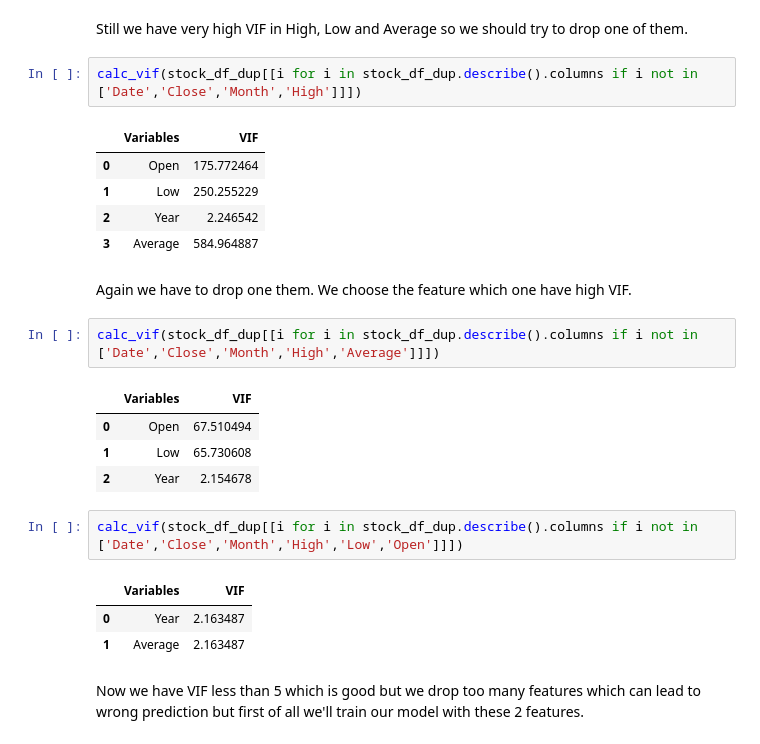
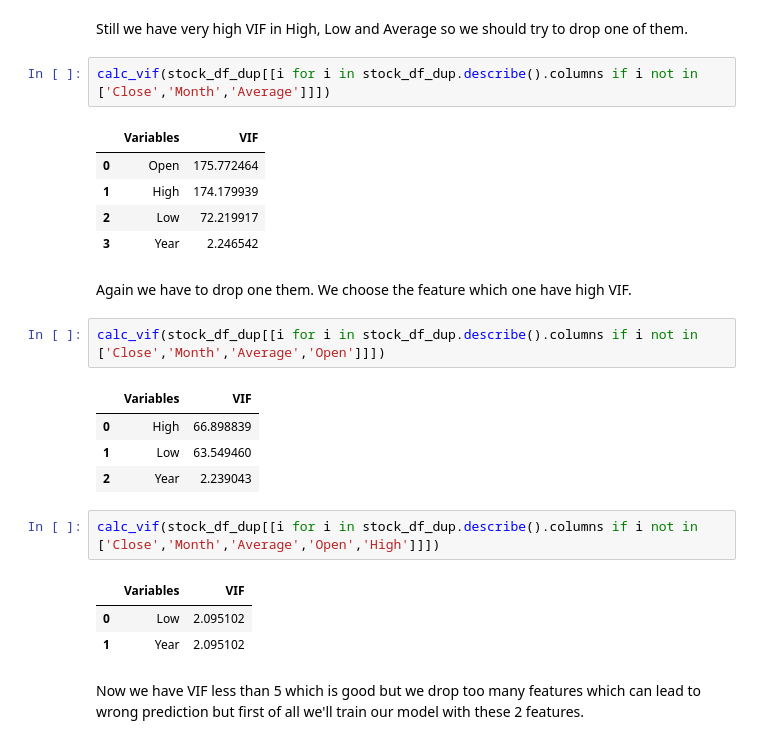
Before and after one commit to Mdanish2020/Yes_Bank_Stock_closing_Price_Prediction, a Jupyter notebook: ML_Capstone_project(Regression).ipynb, the cells around one changed output. Cells and saved outputs as stored; diff of their text form.

```diff
--- a/ML_Capstone_project(Regression).ipynb
+++ b/ML_Capstone_project(Regression).ipynb
@@ -282,28 +282,28 @@ calc_vif(stock_df_dup[[i for i in stock_df_dup.describe().columns if i not in ['
 # %% [markdown]
  Still we have very high VIF in High, Low and Average so we should try to drop one of them.
 # %%
-calc_vif(stock_df_dup[[i for i in stock_df_dup.describe().columns if i not in ['Date','Close','Month','High']]])
+calc_vif(stock_df_dup[[i for i in stock_df_dup.describe().columns if i not in ['Close','Month','Average']]])
 # %% [output]
 |  | Variables | VIF |
 | 0 | Open | 175.772464 |
-| 1 | Low | 250.255229 |
-| 2 | Year | 2.246542 |
-| 3 | Average | 584.964887 |
+| 1 | High | 174.179939 |
+| 2 | Low | 72.219917 |
+| 3 | Year | 2.246542 |
 # %% [markdown]
 Again we have to drop one them. We choose the feature which one have high VIF.
 # %%
-calc_vif(stock_df_dup[[i for i in stock_df_dup.describe().columns if i not in ['Date','Close','Month','High','Average']]])
+calc_vif(stock_df_dup[[i for i in stock_df_dup.describe().columns if i not in ['Close','Month','Average','Open']]])
 # %% [output]
 |  | Variables | VIF |
-| 0 | Open | 67.510494 |
-| 1 | Low | 65.730608 |
-| 2 | Year | 2.154678 |
+| 0 | High | 66.898839 |
+| 1 | Low | 63.549460 |
+| 2 | Year | 2.239043 |
 # %%
-calc_vif(stock_df_dup[[i for i in stock_df_dup.describe().columns if i not in ['Date','Close','Month','High','Low','Open']]])
+calc_vif(stock_df_dup[[i for i in stock_df_dup.describe().columns if i not in ['Close','Month','Average','Open','High']]])
 # %% [output]
 |  | Variables | VIF |
-| 0 | Year | 2.163487 |
-| 1 | Average | 2.163487 |
+| 0 | Low | 2.095102 |
+| 1 | Year | 2.095102 |
 # %% [markdown]
 Now we have VIF less than 5 which is good but we drop too many features which can lead to wrong prediction but first of all we'll train our model with these 2 features.
 # %% [markdown]
```
Also changed, not shown: parts of 29 cells of this notebook.
